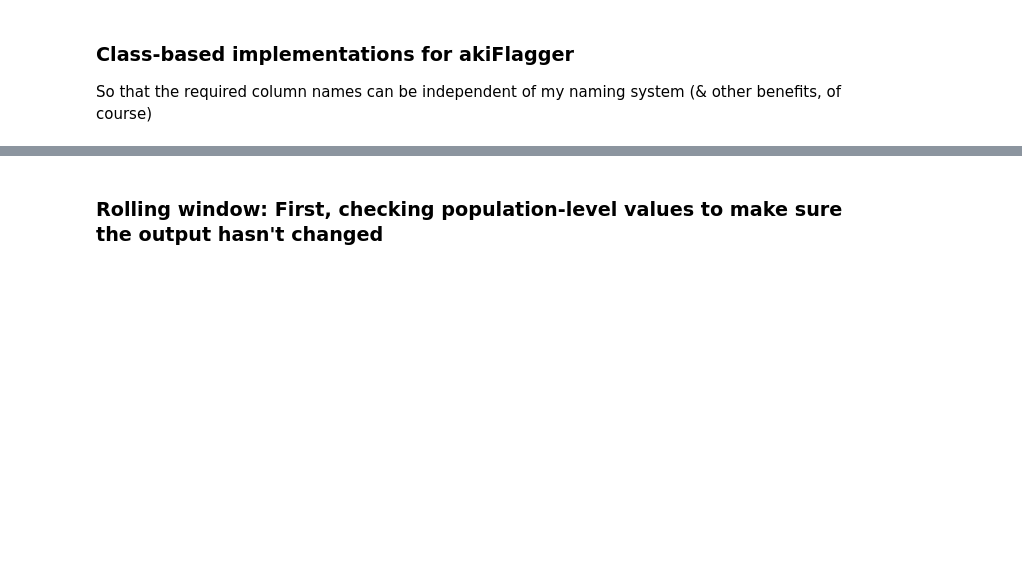
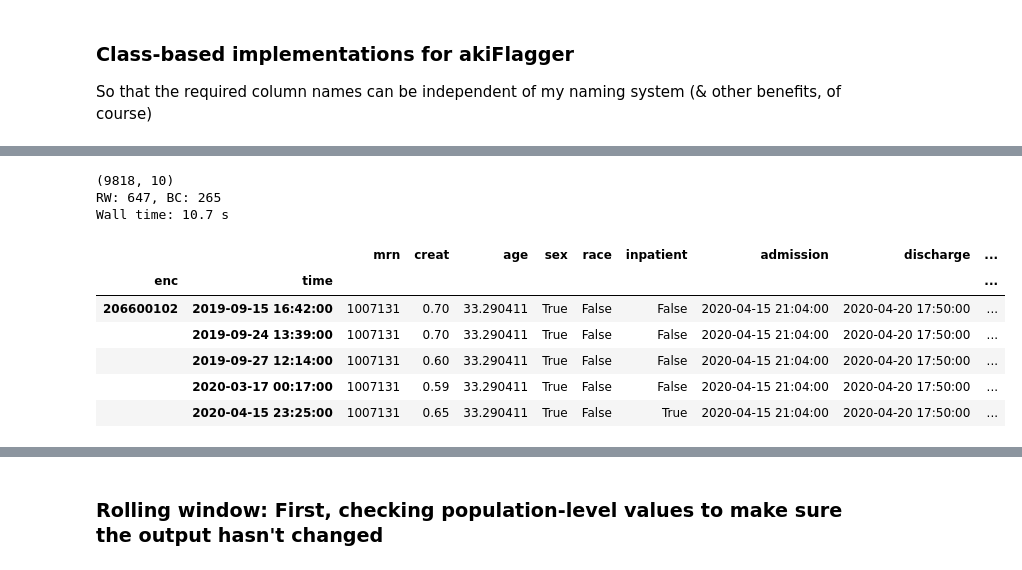
Before and after one commit to isaranwrap/StandardizingAKI, a Jupyter notebook: CreatingakiFlaggerClass.ipynb, the cells around one changed output, grey strips where cells are left out. Drawn from its saved outputs; the diff is of its cells as text; code cells hidden in the pictures; blank space fills up the shorter version.

Commit message:
Updated AKIFlagger to class-based & more efficient method, working on Getting Started notebook for walkthrough tutorial

```diff
--- a/CreatingakiFlaggerClass.ipynb
+++ b/CreatingakiFlaggerClass.ipynb
@@ -654,2 +679,22 @@ tmp.loc[mask, 'aki'] = tmp[mask].creat >= 1.5*baseline_creat[mask]
+# %%
+%%time
+f1 = AKIFlagger(rolling_window = True, back_calculate=True, creatinine = 'creat')
+out1 = f1.returnAKIpatients(df)
+out1 = out1.set_index(['enc', 'time'])
+out1 = out1[~out1.index.duplicated()]
+print(out1.shape)
+print('RW: {}, BC: {}'.format(out1.rollingwindow_aki.sum(), out1.backcalc_aki.sum()))
+out1.head()
+# %% [output]
+(9818, 10)
+RW: 647, BC: 265
+Wall time: 10.7 s
+|  |  | mrn | creat | age | sex | race | inpatient | admission | discharge | ... |
+| enc | time |  |  |  |  |  |  |  |  | ... |
+| 206600102 | 2019-09-15 16:42:00 | 1007131 | 0.70 | 33.290411 | True | False | False | 2020-04-15 21:04:00 | 2020-04-20 17:50:00 | ... |
+|  | 2019-09-24 13:39:00 | 1007131 | 0.70 | 33.290411 | True | False | False | 2020-04-15 21:04:00 | 2020-04-20 17:50:00 | ... |
+|  | 2019-09-27 12:14:00 | 1007131 | 0.60 | 33.290411 | True | False | False | 2020-04-15 21:04:00 | 2020-04-20 17:50:00 | ... |
+|  | 2020-03-17 00:17:00 | 1007131 | 0.59 | 33.290411 | True | False | False | 2020-04-15 21:04:00 | 2020-04-20 17:50:00 | ... |
+|  | 2020-04-15 23:25:00 | 1007131 | 0.65 | 33.290411 | True | False | True | 2020-04-15 21:04:00 | 2020-04-20 17:50:00 | ... |
 # %%
 %%time
```
Also changed, not shown: parts of 14 cells of this notebook, 2 other files.
